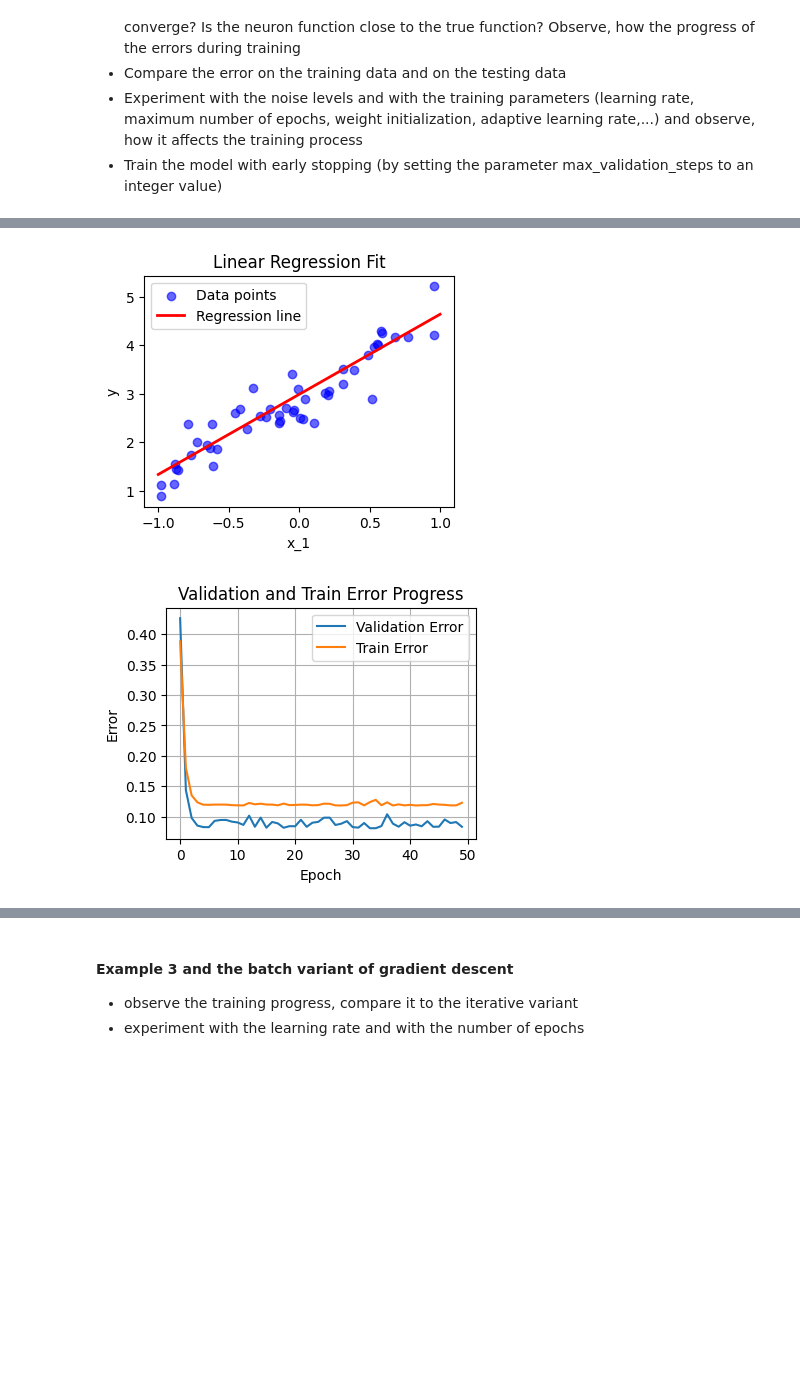
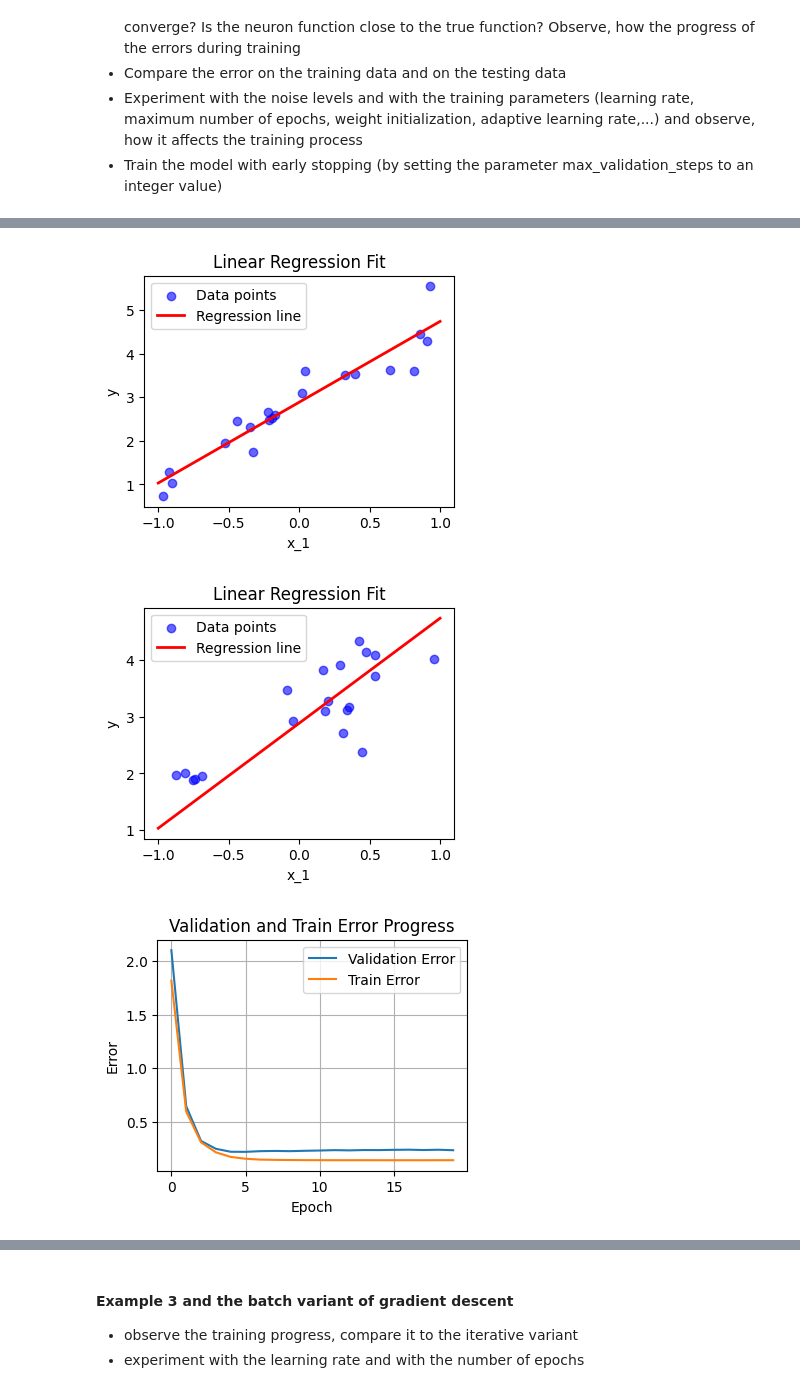
Before and after one commit to reitezuz/18NES1-2026, a Jupyter notebook: week03/linear_neuron.ipynb, the cells around one changed output, grey strips where cells are left out. Saved outputs shown, nothing was run; the diff lists cells and outputs as text; code cells hidden in the pictures; blank space fills up the shorter version.

```diff
--- a/week03/linear_neuron.ipynb
+++ b/week03/linear_neuron.ipynb
@@ -1157,9 +1159,9 @@ Experiment Results:
 - Train the model with early stopping (by setting the parameter max_validation_steps to an integer value)
 # %%
 # Training, validation and test data:
-inputs, true_outputs           = generate_regression_data_1D(A=1.5, B=3, std_noise=0.3, number_of_samples=50)  # y = A x1 + B + noise
-test_inputs, test_true_outputs = generate_regression_data_1D(A=1.5, B=3, std_noise=0.3, number_of_samples=50)
-validation_data                = generate_regression_data_1D(A=1.5, B=3, std_noise=0.3, number_of_samples=50)
+inputs, true_outputs           = generate_regression_data_1D(A=1.5, B=3, std_noise=0.5, number_of_samples=20)  # y = A x1 + B + noise
+test_inputs, test_true_outputs = generate_regression_data_1D(A=1.5, B=3, std_noise=0.5, number_of_samples=20)
+validation_data                = generate_regression_data_1D(A=1.5, B=3, std_noise=0.5, number_of_samples=20)
 # %%
 # Example: linear regression
 #inputs, true_outputs           = generate_regression_data_1D(A=1.5, B=3, std_noise=0.3, number_of_samples=50)  # y = A x1 + B + noise
@@ -1172,7 +1174,7 @@ learning_rate = 0.05
 init_method = 'random'
 adaptive_learning_rate = False
 min_error = 0.0001
-epochs = 50
+epochs = 20
 max_validation_steps = None # None # no early stopping
 
 # Train the linear neuron:
@@ -1189,6 +1191,7 @@ print(f"Train Perceptron error: {perceptron_error(true_outputs, real_outputs)},
 print(f"Train MAE error: {MAE_error(true_outputs, real_outputs)}, Test MAE: {MAE_error(test_true_outputs, test_outputs)}")
 print(f"Train MSE error: {MSE_error(true_outputs, real_outputs)}, Test MSE: {MSE_error(test_true_outputs, test_outputs)}")
 plot_regression(perceptron, inputs, true_outputs)
+plot_regression(perceptron, test_inputs, test_true_outputs)
 plot_error_progress(training_errors, validation_errors)
 
 # Create a pandas DataFrame for a nice table
@@ -1218,3 +1221,4 @@ Train MSE error: 0.122866325513325, Test MSE: 0.11346922805754418
-[figure, old version]
+[figure, new version]
-[figure, old version]
+[figure, new version]
+[figure, added]
 |  | Input | Predicted | True |
```
Also changed, not shown: parts of 18 cells of this notebook.
